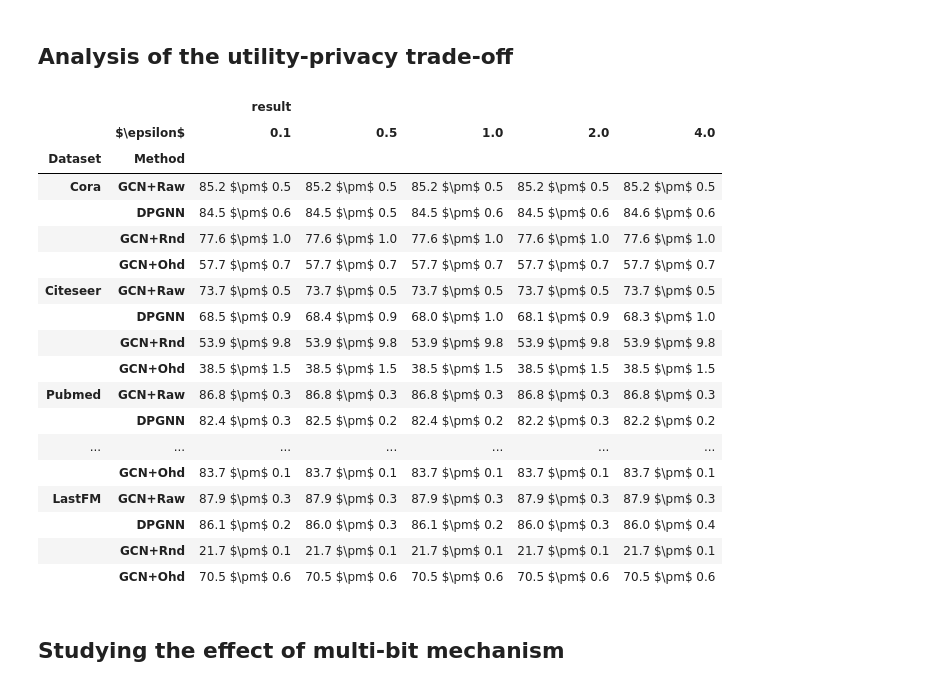
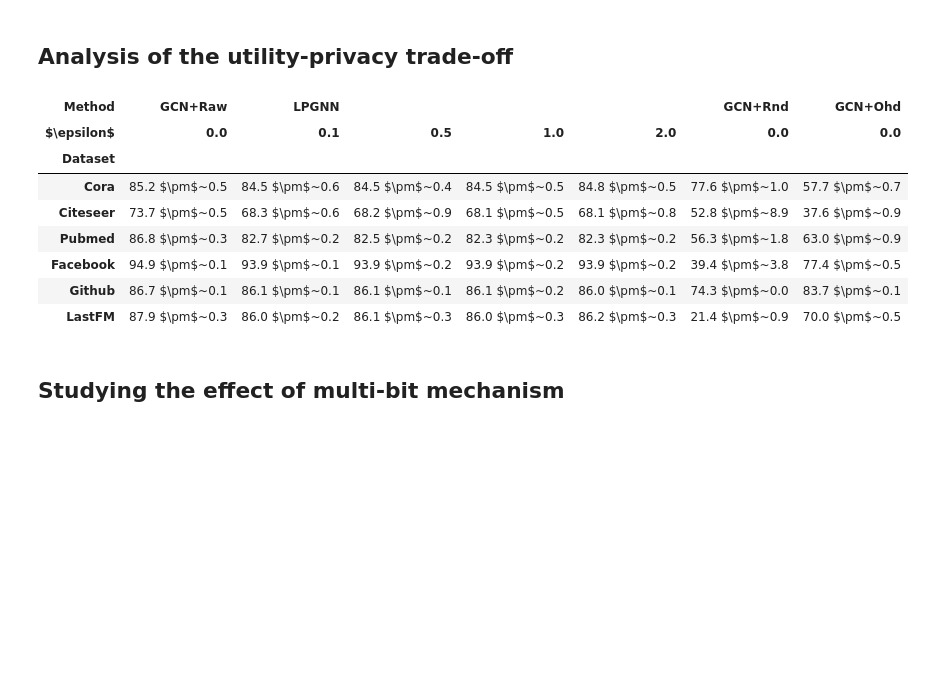
Before and after one commit to sisaman/LPGNN, a Jupyter notebook: results.ipynb, the cells around one changed output. Cells and saved outputs as stored; diff of their text form; code cells hidden in the pictures; blank space fills up the shorter version.

```diff
--- a/results.ipynb
+++ b/results.ipynb
@@ -78,5 +54,5 @@ def latex_output(df_results, top_method, colored_method=None, color=None, size=N
 # %%
-results_path = 'results-new'
+results_path = 'results'
 datasets = available_datasets()
 # %% [markdown]
 ## Analysis of the utility-privacy trade-off
@@ -111,50 +59,71 @@ data_gcn = explode(data_gcn, col='eps', val=epsilons)
 # %%
+epsilons = [0.1, 0.5, 1.0, 2.0]
+
+df_lpgnn = read_logs(
+    path=results_path,
+    task='train',
+    dataset=datasets,
+    labelrate=[1.0],
+    method=['mbm'],
+    eps=epsilons,
+    step=[1,2,4,8,16,32],
+    agg=['gcn'],
+    selfloops=[False],
+)
+
+df_gcn = read_logs(
+    path=results_path,
+    task='train',
+    dataset=datasets,
+    labelrate=[1.0],
+    method=['raw', 'rnd', 'ohd'],
+    eps=[0.0],
+    step=[1],
+    agg=['gcn'],
+    selfloops=[True],
+)
+
+
 names = {
     'raw': '1-GCN+Raw',
-    'mbm': '2-DPGNN',
+    'mbm': '2-LPGNN',
     'rnd': '3-GCN+Rnd',
     'ohd': '4-GCN+Ohd',
     'cora': '1-Cora',
     'citeseer': '2-Citeseer',
     'pubmed': '3-Pubmed',
     'facebook': '4-Facebook',
     'github': '5-Github',
     'lastfm': '6-LastFM'
 }
-df_mean = data_dpgnn.groupby(['dataset', 'eps', 'step'])['test_acc'].mean().reset_index()
+
+df_mean = df_lpgnn.groupby(['dataset', 'eps', 'step'])['test_acc'].mean().reset_index()
 idx = df_mean.groupby(['dataset', 'eps'])['test_acc'].transform(max) == df_mean['test_acc']
 df_max = df_mean[idx]
-df_final = data_dpgnn.merge(df_max.drop(columns='test_acc'), on=['dataset', 'eps', 'step'], how='inner')
-data = df_final.append(data_gcn, ignore_index=True)
+df_final = df_lpgnn.merge(df_max.drop(columns='test_acc'), on=['dataset', 'eps', 'step'], how='inner')
+data = df_final.append(df_gcn, ignore_index=True)
+
 data = data.groupby(['dataset', 'method', 'eps']).agg({'test_acc': ['mean', lambda x: np.std(x)]}).reset_index()
 data = data.replace(names)
 data.columns = ['Dataset', 'Method', '$\epsilon$', 'mean', 'std']
-data['result'] = data[['mean', 'std']].apply(lambda row: '%.1f $\pm$ %.1f' % (row['mean'], row['std']), axis=1)
+data['result'] = data[['mean', 'std']].apply(lambda row: '%.1f $\pm$~%.1f' % (row['mean'], row['std']), axis=1)
 data = data.drop(columns=['mean', 'std']).set_index(['Dataset', 'Method', '$\epsilon$'])
-data = data.unstack()
+data = data.unstack(level=0).T
 data = data.rename(index=lambda name: name[2:] if name[1] == '-' else name)
+data = data.rename(columns=lambda name: name[2:] if str(name)[1] == '-' else name)
+data.index = data.index.droplevel()
 data
-# latex_output(data, top_method='GCN+Raw', size='\scriptsize', color='blue', colored_method='DPGNN')
+# print(data.to_latex(escape=False))
 # %% [output]
-|  |  | result |  |  |  |  |
-|  | $\epsilon$ | 0.1 | 0.5 | 1.0 | 2.0 | 4.0 |
-| Dataset | Method |  |  |  |  |  |
-| Cora | GCN+Raw | 85.2 $\pm$ 0.5 | 85.2 $\pm$ 0.5 | 85.2 $\pm$ 0.5 | 85.2 $\pm$ 0.5 | 85.2 $\pm$ 0.5 |
-|  | DPGNN | 84.5 $\pm$ 0.6 | 84.5 $\pm$ 0.5 | 84.5 $\pm$ 0.6 | 84.5 $\pm$ 0.6 | 84.6 $\pm$ 0.6 |
-|  | GCN+Rnd | 77.6 $\pm$ 1.0 | 77.6 $\pm$ 1.0 | 77.6 $\pm$ 1.0 | 77.6 $\pm$ 1.0 | 77.6 $\pm$ 1.0 |
-|  | GCN+Ohd | 57.7 $\pm$ 0.7 | 57.7 $\pm$ 0.7 | 57.7 $\pm$ 0.7 | 57.7 $\pm$ 0.7 | 57.7 $\pm$ 0.7 |
-| Citeseer | GCN+Raw | 73.7 $\pm$ 0.5 | 73.7 $\pm$ 0.5 | 73.7 $\pm$ 0.5 | 73.7 $\pm$ 0.5 | 73.7 $\pm$ 0.5 |
-|  | DPGNN | 68.5 $\pm$ 0.9 | 68.4 $\pm$ 0.9 | 68.0 $\pm$ 1.0 | 68.1 $\pm$ 0.9 | 68.3 $\pm$ 1.0 |
-|  | GCN+Rnd | 53.9 $\pm$ 9.8 | 53.9 $\pm$ 9.8 | 53.9 $\pm$ 9.8 | 53.9 $\pm$ 9.8 | 53.9 $\pm$ 9.8 |
-|  | GCN+Ohd | 38.5 $\pm$ 1.5 | 38.5 $\pm$ 1.5 | 38.5 $\pm$ 1.5 | 38.5 $\pm$ 1.5 | 38.5 $\pm$ 1.5 |
-| Pubmed | GCN+Raw | 86.8 $\pm$ 0.3 | 86.8 $\pm$ 0.3 | 86.8 $\pm$ 0.3 | 86.8 $\pm$ 0.3 | 86.8 $\pm$ 0.3 |
-|  | DPGNN | 82.4 $\pm$ 0.3 | 82.5 $\pm$ 0.2 | 82.4 $\pm$ 0.2 | 82.2 $\pm$ 0.3 | 82.2 $\pm$ 0.2 |
-| ... | ... | ... | ... | ... | ... | ... |
-|  | GCN+Ohd | 83.7 $\pm$ 0.1 | 83.7 $\pm$ 0.1 | 83.7 $\pm$ 0.1 | 83.7 $\pm$ 0.1 | 83.7 $\pm$ 0.1 |
-| LastFM | GCN+Raw | 87.9 $\pm$ 0.3 | 87.9 $\pm$ 0.3 | 87.9 $\pm$ 0.3 | 87.9 $\pm$ 0.3 | 87.9 $\pm$ 0.3 |
-|  | DPGNN | 86.1 $\pm$ 0.2 | 86.0 $\pm$ 0.3 | 86.1 $\pm$ 0.2 | 86.0 $\pm$ 0.3 | 86.0 $\pm$ 0.4 |
-|  | GCN+Rnd | 21.7 $\pm$ 0.1 | 21.7 $\pm$ 0.1 | 21.7 $\pm$ 0.1 | 21.7 $\pm$ 0.1 | 21.7 $\pm$ 0.1 |
-|  | GCN+Ohd | 70.5 $\pm$ 0.6 | 70.5 $\pm$ 0.6 | 70.5 $\pm$ 0.6 | 70.5 $\pm$ 0.6 | 70.5 $\pm$ 0.6 |
+| Method | GCN+Raw | LPGNN |  |  |  | GCN+Rnd | GCN+Ohd |
+| $\epsilon$ | 0.0 | 0.1 | 0.5 | 1.0 | 2.0 | 0.0 | 0.0 |
+| Dataset |  |  |  |  |  |  |  |
+| Cora | 85.2 $\pm$~0.5 | 84.5 $\pm$~0.6 | 84.5 $\pm$~0.4 | 84.5 $\pm$~0.5 | 84.8 $\pm$~0.5 | 77.6 $\pm$~1.0 | 57.7 $\pm$~0.7 |
+| Citeseer | 73.7 $\pm$~0.5 | 68.3 $\pm$~0.6 | 68.2 $\pm$~0.9 | 68.1 $\pm$~0.5 | 68.1 $\pm$~0.8 | 52.8 $\pm$~8.9 | 37.6 $\pm$~0.9 |
+| Pubmed | 86.8 $\pm$~0.3 | 82.7 $\pm$~0.2 | 82.5 $\pm$~0.2 | 82.3 $\pm$~0.2 | 82.3 $\pm$~0.2 | 56.3 $\pm$~1.8 | 63.0 $\pm$~0.9 |
+| Facebook | 94.9 $\pm$~0.1 | 93.9 $\pm$~0.1 | 93.9 $\pm$~0.2 | 93.9 $\pm$~0.2 | 93.9 $\pm$~0.2 | 39.4 $\pm$~3.8 | 77.4 $\pm$~0.5 |
+| Github | 86.7 $\pm$~0.1 | 86.1 $\pm$~0.1 | 86.1 $\pm$~0.1 | 86.1 $\pm$~0.2 | 86.0 $\pm$~0.1 | 74.3 $\pm$~0.0 | 83.7 $\pm$~0.1 |
+| LastFM | 87.9 $\pm$~0.3 | 86.0 $\pm$~0.2 | 86.1 $\pm$~0.3 | 86.0 $\pm$~0.3 | 86.2 $\pm$~0.3 | 21.4 $\pm$~0.9 | 70.0 $\pm$~0.5 |
 # %% [markdown]
 ## Studying the effect of multi-bit mechanism
 # %%
```
Also changed, not shown: parts of 16 cells of this notebook.
